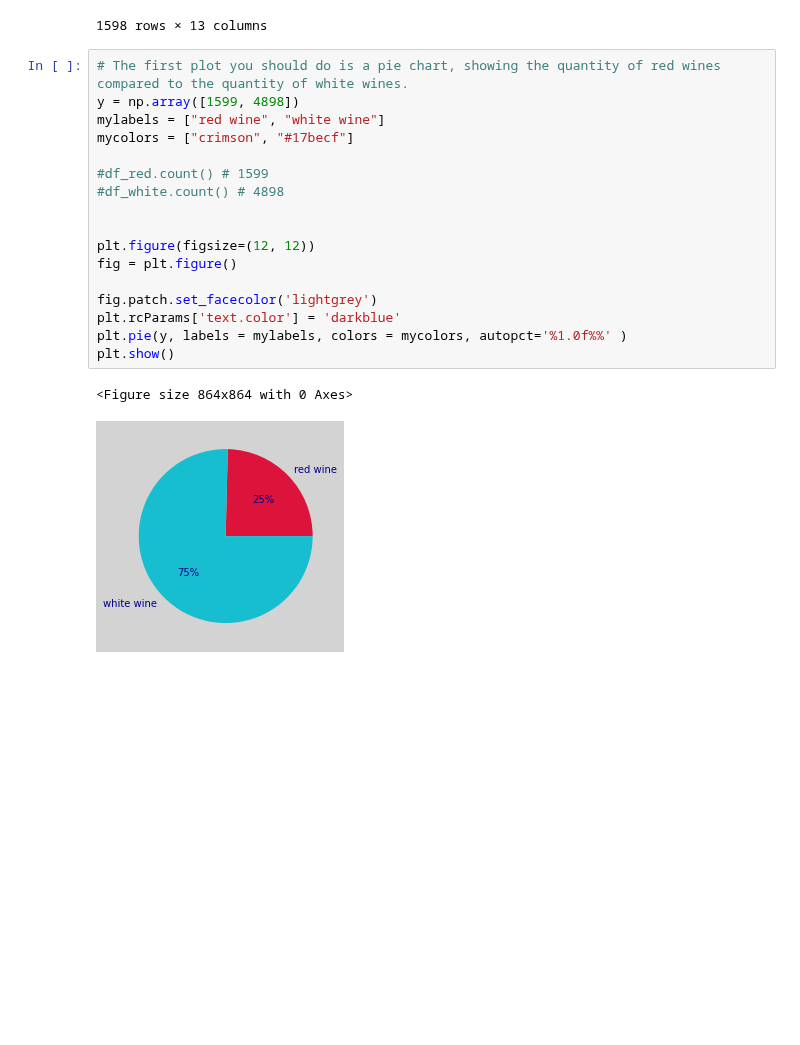
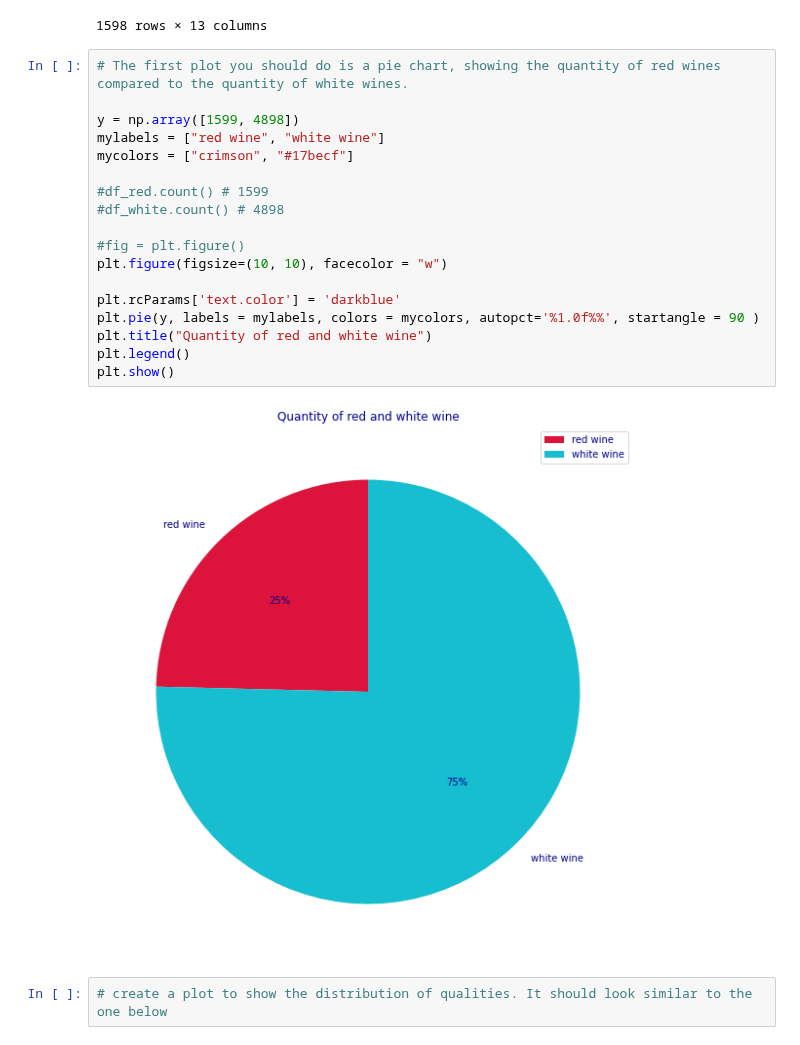
Before and after one commit to satomi26/Project-2, a Jupyter notebook: all_wine.ipynb, the cells around one changed output. Drawn from its saved outputs; the diff is of its cells as text; blank space fills up the shorter version.

```diff
--- a/all_wine.ipynb
+++ b/all_wine.ipynb
@@ -326,21 +326,23 @@ df_red[:-1].round(2)
 1598 rows × 13 columns
 # %%
 # The first plot you should do is a pie chart, showing the quantity of red wines compared to the quantity of white wines.
+
 y = np.array([1599, 4898])
 mylabels = ["red wine", "white wine"]
 mycolors = ["crimson", "#17becf"]
 
 #df_red.count() # 1599
 #df_white.count() # 4898
 
+#fig = plt.figure()
+plt.figure(figsize=(10, 10), facecolor = "w")
 
-plt.figure(figsize=(12, 12))
-fig = plt.figure()
-
-fig.patch.set_facecolor('lightgrey')
 plt.rcParams['text.color'] = 'darkblue'
-plt.pie(y, labels = mylabels, colors = mycolors, autopct='%1.0f%%' )
+plt.pie(y, labels = mylabels, colors = mycolors, autopct='%1.0f%%', startangle = 90 )
+plt.title("Quantity of red and white wine")
+plt.legend()
 plt.show()
 # %% [output]
-<Figure size 864x864 with 0 Axes>
-[figure, old version]
+[figure, new version]
+# %%
+# create a plot to show the distribution of qualities. It should look similar to the one below
```
